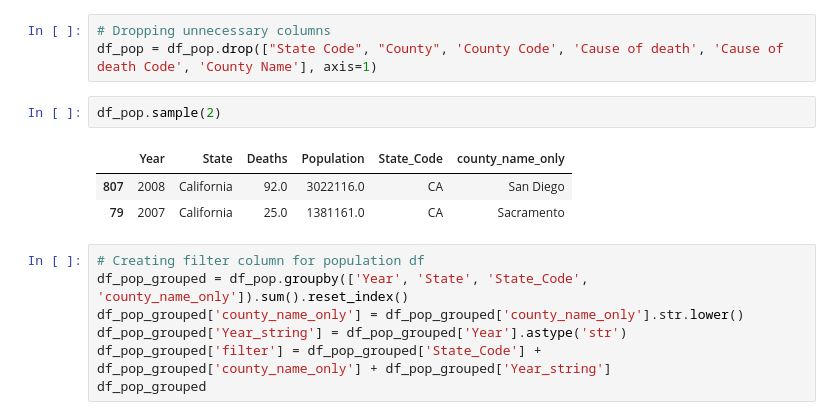
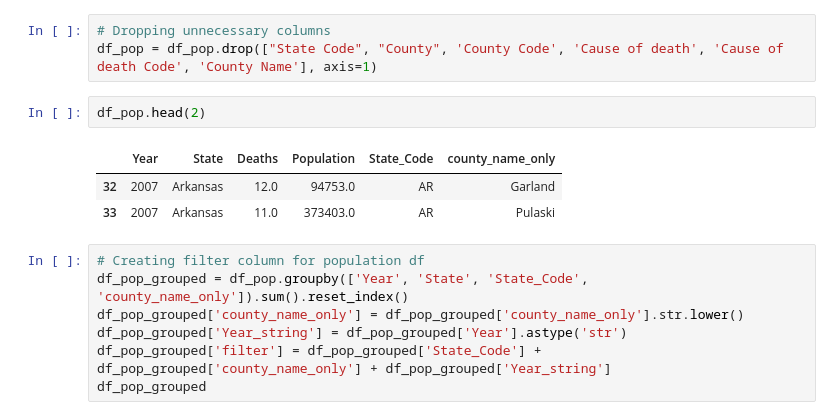
Before and after one commit to MIDS-at-Duke/pds-2022-turquoise-team, a Jupyter notebook: 10_code/combine_prescription_population_florida_07_12.ipynb, the cells around one changed output. Saved outputs shown, nothing was run; the diff lists cells and outputs as text.

```diff
--- a/10_code/combine_prescription_population_florida_07_12.ipynb
+++ b/10_code/combine_prescription_population_florida_07_12.ipynb
@@ -34,11 +34,11 @@ array([2006, 2007, 2008, 2009, 2010, 2011, 2012, 2013, 2014], dtype=int64)
 # Dropping unnecessary columns
 df_pop = df_pop.drop(["State Code", "County", 'County Code', 'Cause of death', 'Cause of death Code', 'County Name'], axis=1)
 # %%
-df_pop.sample(2)
+df_pop.head(2)
 # %% [output]
 |  | Year | State | Deaths | Population | State_Code | county_name_only |
-| 807 | 2008 | California | 92.0 | 3022116.0 | CA | San Diego |
-| 79 | 2007 | California | 25.0 | 1381161.0 | CA | Sacramento |
+| 32 | 2007 | Arkansas | 12.0 | 94753.0 | AR | Garland |
+| 33 | 2007 | Arkansas | 11.0 | 373403.0 | AR | Pulaski |
 # %%
 # Creating filter column for population df
 df_pop_grouped = df_pop.groupby(['Year', 'State', 'State_Code', 'county_name_only']).sum().reset_index()
```
Also changed, not shown: parts of 2 cells of this notebook, 5 other files.
